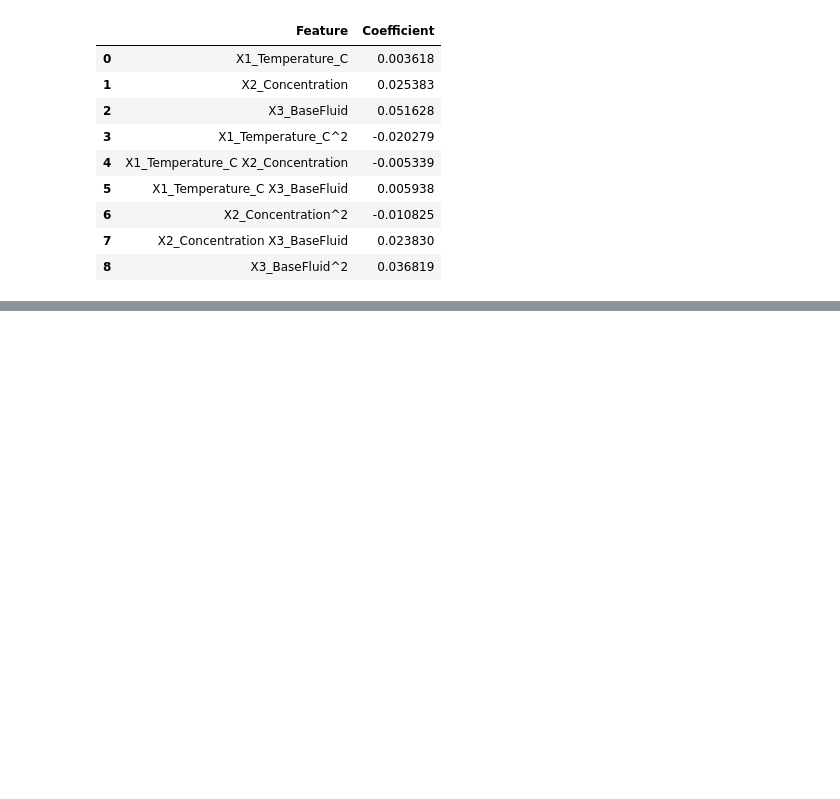
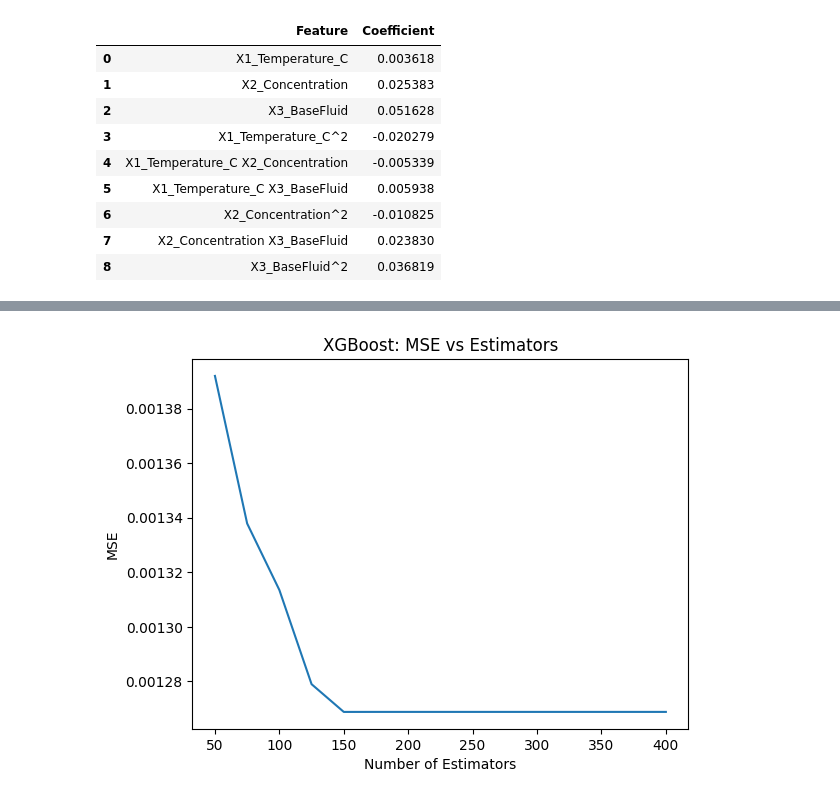
Before and after one commit to PSRINIVAS07/Basic-Chatbot, a Jupyter notebook: thermal_conductivity_model 4 models.ipynb, the cells around one changed output, grey strips where cells are left out. Cells and saved outputs as stored; diff of their text form; code cells hidden in the pictures; blank space fills up the shorter version.

```diff
--- a/thermal_conductivity_model 4 models.ipynb
+++ b/thermal_conductivity_model 4 models.ipynb
@@ -589,0 +615,28 @@ plt.show()
+# %%
+from xgboost import XGBRegressor
+from sklearn.metrics import mean_squared_error
+import matplotlib.pyplot as plt
+import numpy as np
+
+# Increased the number of points for 'estimators' to make the graph smoother and more detailed
+estimators = range(50, 401, 25) # Changed step from 50 to 25
+mse_xgb = []
+
+for e in estimators:
+    model = XGBRegressor(
+        n_estimators=e,
+        learning_rate=0.1,
+        random_state=42
+    )
+    model.fit(X_train, y_train)
+    y_pred = model.predict(X_test)
+    mse_xgb.append(mean_squared_error(y_test, y_pred))
+
+plt.figure()
+plt.plot(estimators, mse_xgb)
+plt.xlabel("Number of Estimators")
+plt.ylabel("MSE")
+plt.title("XGBoost: MSE vs Estimators")
+plt.show()
+# %% [output]
+[figure, added]
```
Also changed, not shown: parts of 6 cells of this notebook.
